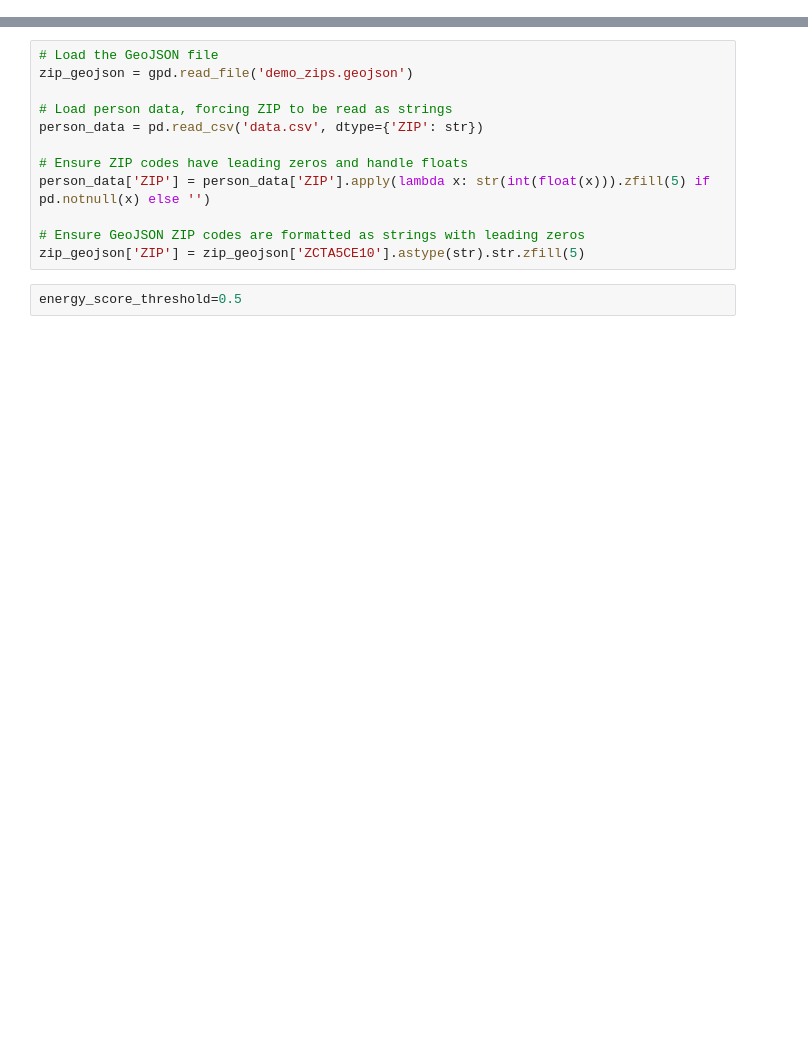
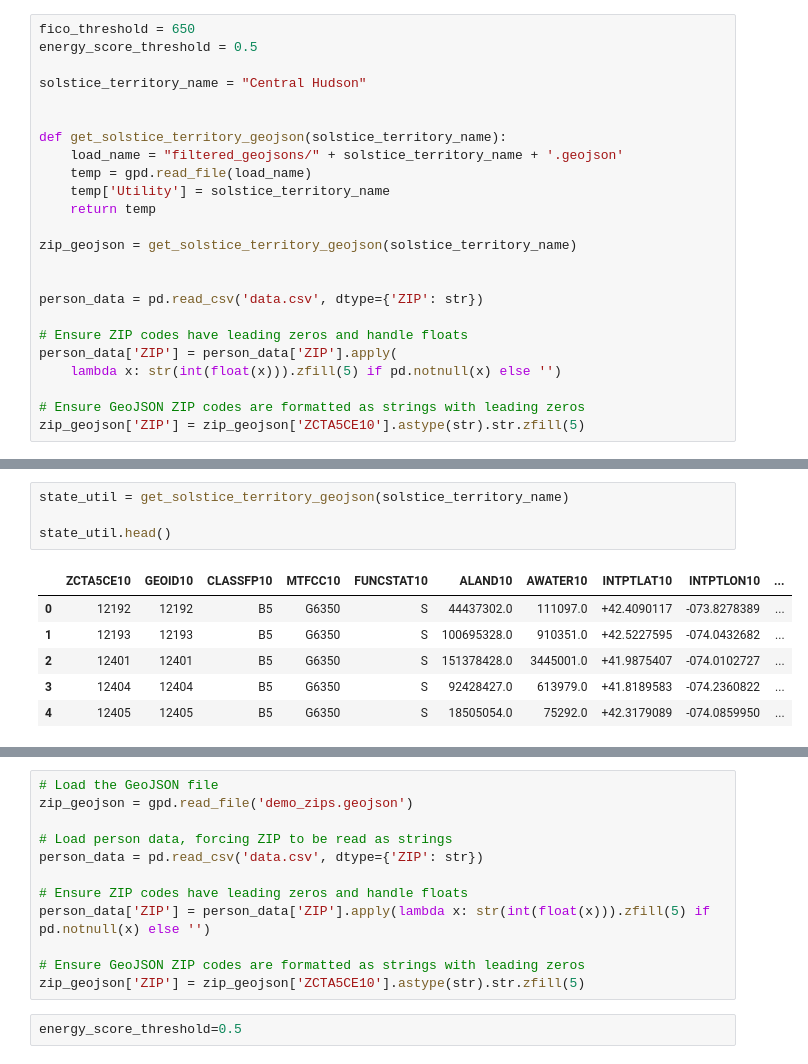
Before and after one commit to Jake-Ford/energyscore_demo, a Jupyter notebook: scratch.ipynb, the cells around one changed output, grey strips where cells are left out. Saved outputs shown, nothing was run; the diff lists cells and outputs as text; blank space fills up the shorter version.

Commit message:
combined zip and utility, lots of pretty changes

```diff
--- a/scratch.ipynb
+++ b/scratch.ipynb
@@ -11,0 +10,24 @@ from sklearn.metrics import accuracy_score
+# %%
+fico_threshold = 650
+energy_score_threshold = 0.5
+
+solstice_territory_name = "Central Hudson"
+
+
+def get_solstice_territory_geojson(solstice_territory_name):
+    load_name = "filtered_geojsons/" + solstice_territory_name + '.geojson'
+    temp = gpd.read_file(load_name)
+    temp['Utility'] = solstice_territory_name
+    return temp
+
+zip_geojson = get_solstice_territory_geojson(solstice_territory_name)
+
+
+person_data = pd.read_csv('data.csv', dtype={'ZIP': str})
+
+# Ensure ZIP codes have leading zeros and handle floats
+person_data['ZIP'] = person_data['ZIP'].apply(
+    lambda x: str(int(float(x))).zfill(5) if pd.notnull(x) else '')
+
+# Ensure GeoJSON ZIP codes are formatted as strings with leading zeros
+zip_geojson['ZIP'] = zip_geojson['ZCTA5CE10'].astype(str).str.zfill(5)
@@ -11,0 +101,11 @@ from sklearn.metrics import accuracy_score
+# %%
+state_util = get_solstice_territory_geojson(solstice_territory_name)
+
+state_util.head()
+# %% [output]
+|  | ZCTA5CE10 | GEOID10 | CLASSFP10 | MTFCC10 | FUNCSTAT10 | ALAND10 | AWATER10 | INTPTLAT10 | INTPTLON10 | ... |
+| 0 | 12192 | 12192 | B5 | G6350 | S | 44437302.0 | 111097.0 | +42.4090117 | -073.8278389 | ... |
+| 1 | 12193 | 12193 | B5 | G6350 | S | 100695328.0 | 910351.0 | +42.5227595 | -074.0432682 | ... |
+| 2 | 12401 | 12401 | B5 | G6350 | S | 151378428.0 | 3445001.0 | +41.9875407 | -074.0102727 | ... |
+| 3 | 12404 | 12404 | B5 | G6350 | S | 92428427.0 | 613979.0 | +41.8189583 | -074.2360822 | ... |
+| 4 | 12405 | 12405 | B5 | G6350 | S | 18505054.0 | 75292.0 | +42.3179089 | -074.0859950 | ... |
```
Also changed, not shown: parts of 35 cells of this notebook, 29 other files.
